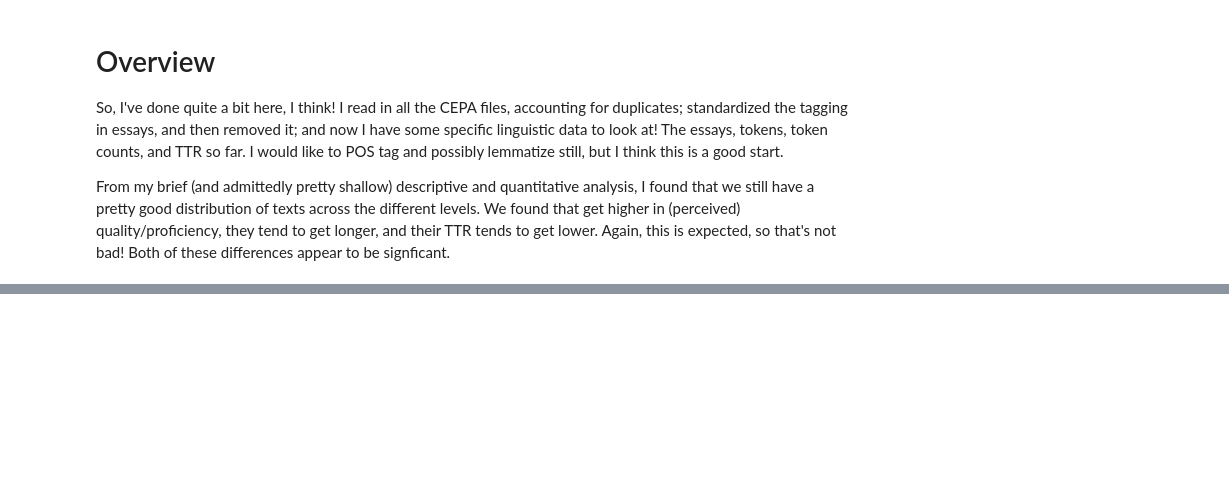
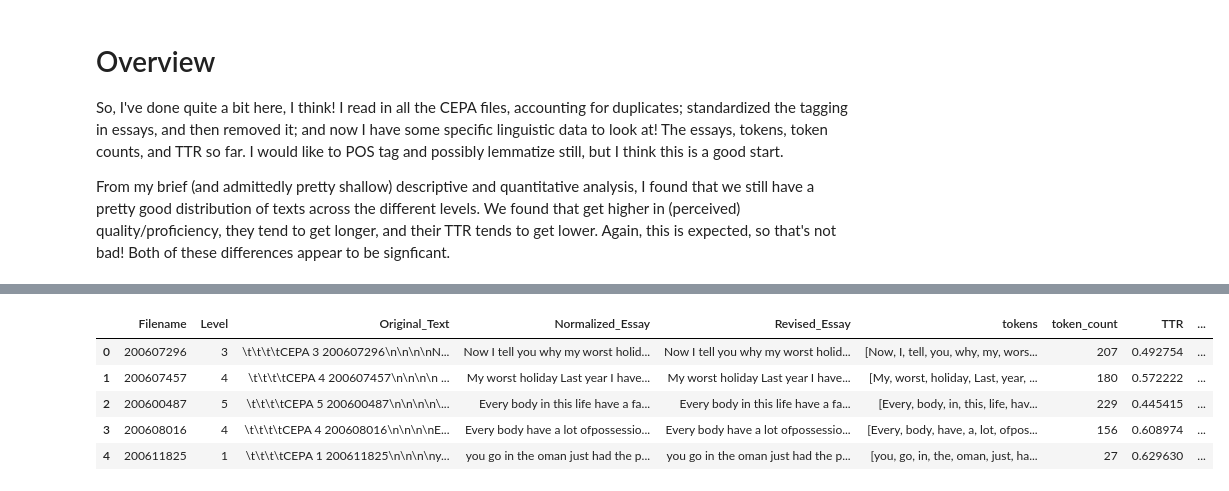
Before and after one commit to Data-Science-for-Linguists-2019/ESL-Article-Acquisition, a Jupyter notebook: exploratory-analysis/BALC_clean.ipynb, the cells around one changed output, grey strips where cells are left out. Drawn from its saved outputs; the diff is of its cells as text; code cells hidden in the pictures; blank space fills up the shorter version.

Commit message:
experimenting with lemmatizing, pos-tagging; made cepa.csv

```diff
--- a/exploratory-analysis/BALC_clean.ipynb
+++ b/exploratory-analysis/BALC_clean.ipynb
@@ -587,0 +615,10 @@ From my brief (and admittedly pretty shallow) descriptive and quantitative analy
+# %%
+cepa_df["nltk_pos"] = cepa_df.tokens.apply(nltk.pos_tag)
+cepa_df.head()
+# %% [output]
+|  | Filename | Level | Original_Text | Normalized_Essay | Revised_Essay | tokens | token_count | TTR | ... |
+| 0 | 200607296 | 3 | \t\t\t\tCEPA 3 200607296\n\n\n\nN... | Now I tell you why my worst holid... | Now I tell you why my worst holid... | [Now, I, tell, you, why, my, wors... | 207 | 0.492754 | ... |
+| 1 | 200607457 | 4 | \t\t\t\tCEPA 4 200607457\n\n\n\n ... | My worst holiday Last year I have... | My worst holiday Last year I have... | [My, worst, holiday, Last, year, ... | 180 | 0.572222 | ... |
+| 2 | 200600487 | 5 | \t\t\t\tCEPA 5 200600487\n\n\n\n\... | Every body in this life have a fa... | Every body in this life have a fa... | [Every, body, in, this, life, hav... | 229 | 0.445415 | ... |
+| 3 | 200608016 | 4 | \t\t\t\tCEPA 4 200608016\n\n\n\nE... | Every body have a lot ofpossessio... | Every body have a lot ofpossessio... | [Every, body, have, a, lot, ofpos... | 156 | 0.608974 | ... |
+| 4 | 200611825 | 1 | \t\t\t\tCEPA 1 200611825\n\n\n\ny... | you go in the oman just had the p... | you go in the oman just had the p... | [you, go, in, the, oman, just, ha... | 27 | 0.629630 | ... |
```
Also changed, not shown: parts of 24 cells of this notebook, 2 other files.
